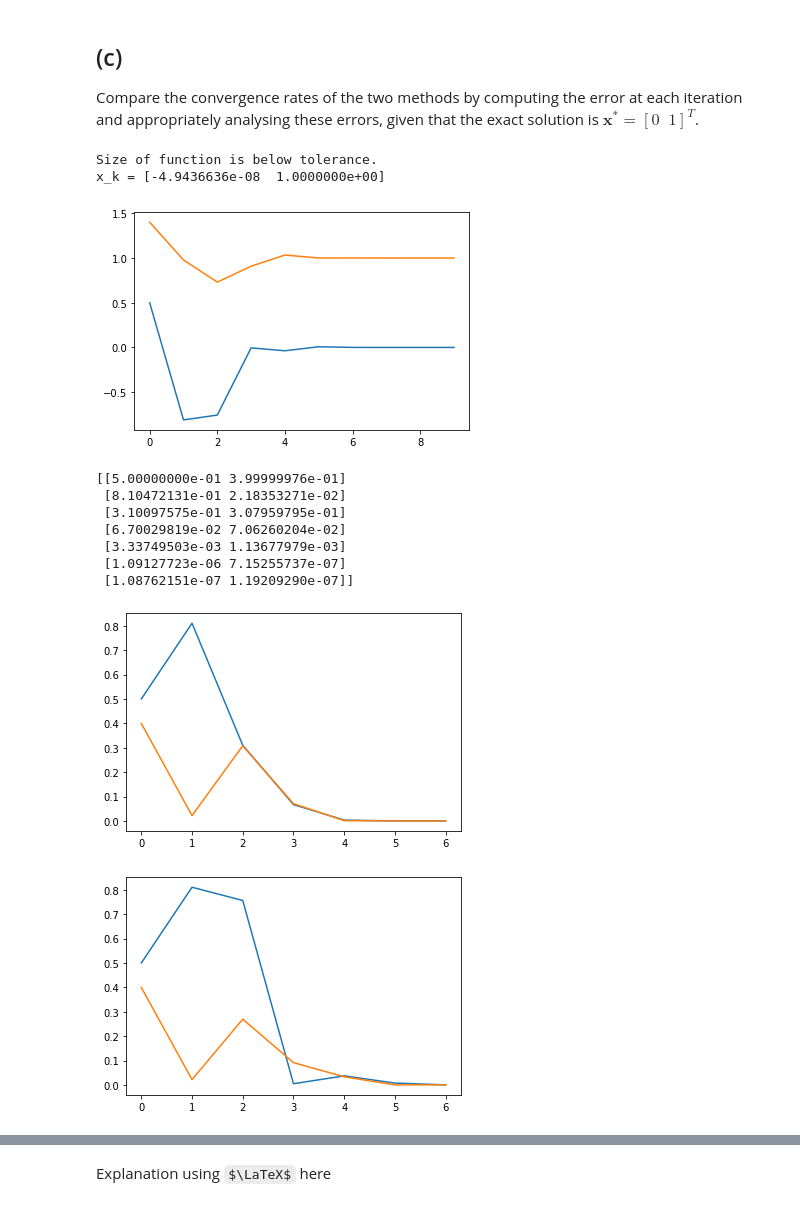
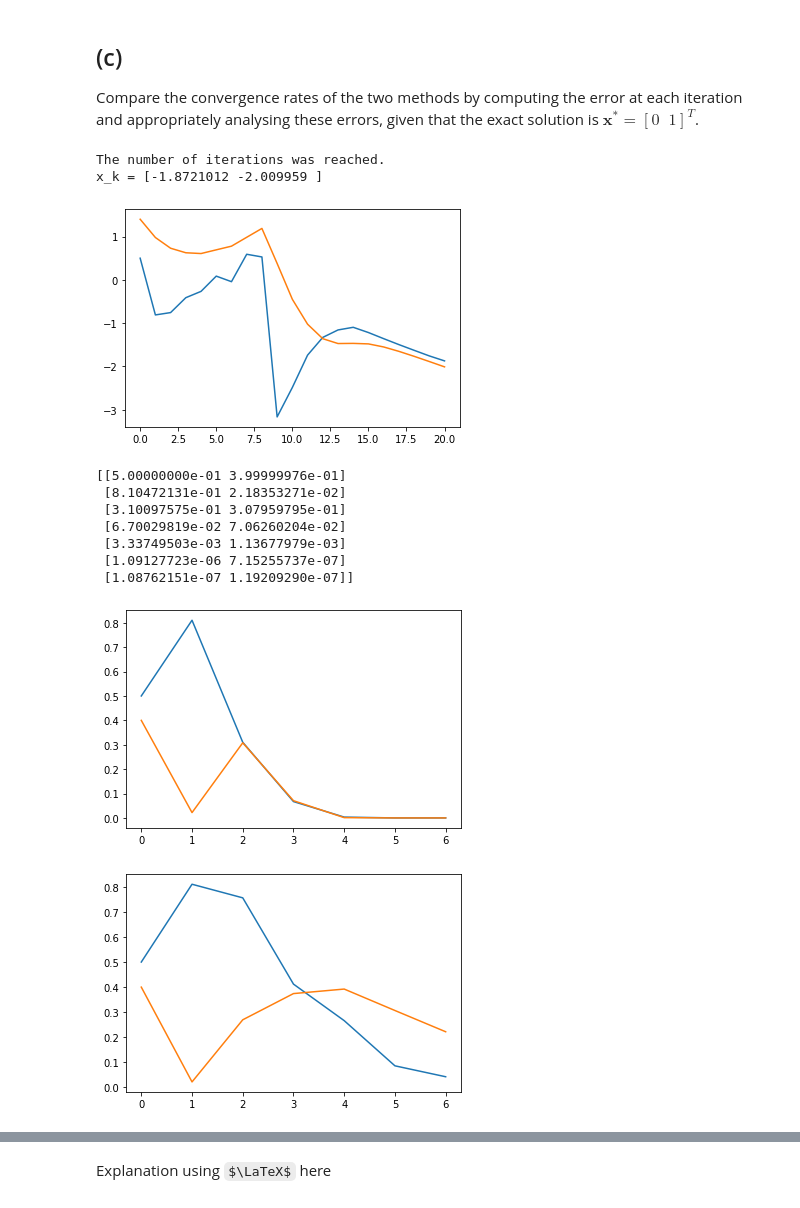
Before and after one commit to JaccovanWijk/NAHomework, a Jupyter notebook: Homework 4/Jacco.ipynb, the cells around one changed output, grey strips where cells are left out. Saved outputs shown, nothing was run; the diff lists cells and outputs as text; code cells hidden in the pictures; some formulas as TeX source.

```diff
--- a/Homework 4/Jacco.ipynb
+++ b/Homework 4/Jacco.ipynb
@@ -226,7 +226,7 @@ def Broyden(fun,x0,iterations):
     sk = la.solve(B_ks[-1], -fun(x_ks[-1]))
     x_ks.append(x_ks[-1] + sk)
     y_ks.append(fun(x_ks[-1]) -fun(x_ks[-2]))
-    B_ks.append(b0(x_ks[-2]) + (((y_ks[-1] - b0(x_ks[-2]).dot(sk)).dot(sk.T)) / (sk.T.dot(sk))))
+    B_ks.append(B_ks[-1] + (((y_ks[-1] - B_ks[-1].dot(sk)).dot(sk.T)) / (sk.T.dot(sk))))
 
     # Check the length of f(x_{k-1})
     if la.norm(fun(x_ks[-1])) < 0.000001:
@@ -250,29 +250,29 @@ def Broyden(fun,x0,iterations):
 Compare the convergence rates of the two methods by computing the error at each iteration and appropriately analysing these errors, given that the exact solution is $\mathbf{x}^* = [ 0 \;\; 1 ]^T$.
 # %%
 x = jnp.array([.5,1.4])
-broyden = Broyden(fun3,x,26)
+broyden = Broyden(fun3,x,20)
 plt.plot(broyden)
 plt.show()
 
 difference_newton = np.zeros((len(newton), 2))
 difference_broyden = np.zeros((len(newton), 2))
 x_star = [0,1]
 for i in range(len(newton)):
   for j in range(len(newton[i])):
     difference_newton[i][j] = np.abs(newton[i][j] - x_star[j])
     difference_broyden[i][j] = np.abs(broyden[i][j] - x_star[j])
 print(difference_newton)
 plt.plot(difference_newton)
 plt.show()
 plt.plot(difference_broyden)
 plt.show()
 plt.plot(difference_newton - difference_broyden)
 # plt.yscale("symlog")
 plt.show()
 # %% [output]
-Size of function is below tolerance.
-x_k = [-4.9436636e-08  1.0000000e+00]
+The number of iterations was reached.
+x_k = [-1.8721012 -2.009959 ]
-[figure, old version]
+[figure, new version]
 [[5.00000000e-01 3.99999976e-01]
  [8.10472131e-01 2.18353271e-02]
  [3.10097575e-01 3.07959795e-01]
@@ -281,4 +281,4 @@ x_k = [-4.9436636e-08  1.0000000e+00]
  [1.09127723e-06 7.15255737e-07]
  [1.08762151e-07 1.19209290e-07]]
 [figure]
-[figure, old version]
+[figure, new version]
```
Also changed, not shown: parts of 1 cell of this notebook.
